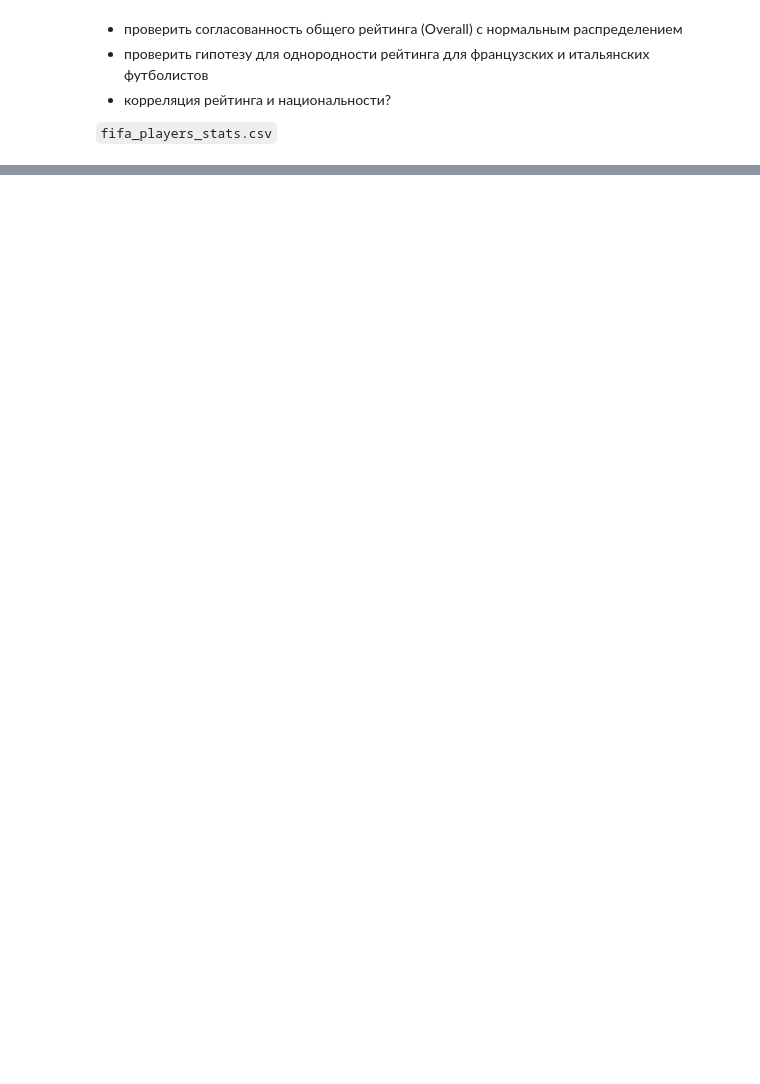
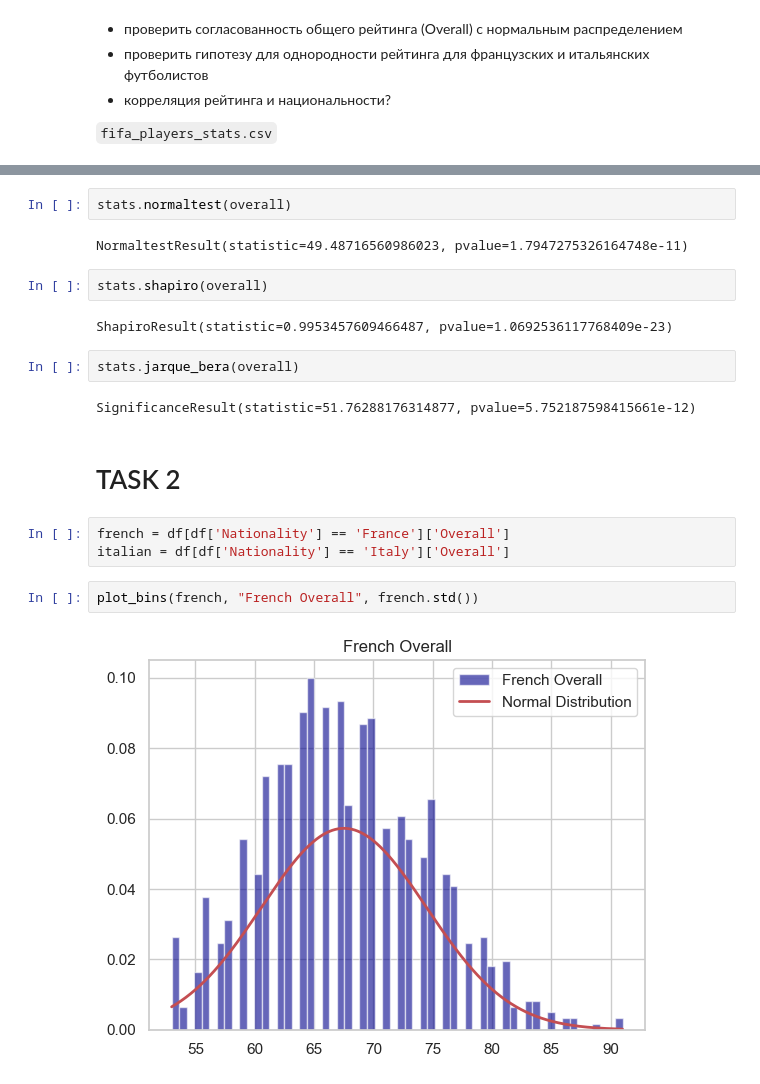
Before and after one commit to AntonSexov/statistics, a Jupyter notebook: lab_4/main.ipynb, the cells around one changed output, grey strips where cells are left out. Saved outputs shown, nothing was run; the diff lists cells and outputs as text; blank space fills up the shorter version.

```diff
--- a/lab_4/main.ipynb
+++ b/lab_4/main.ipynb
@@ -28,0 +83,21 @@ plt.show()
+# %%
+stats.normaltest(overall)
+# %% [output]
+NormaltestResult(statistic=49.48716560986023, pvalue=1.7947275326164748e-11)
+# %%
+stats.shapiro(overall)
+# %% [output]
+ShapiroResult(statistic=0.9953457609466487, pvalue=1.0692536117768409e-23)
+# %%
+stats.jarque_bera(overall)
+# %% [output]
+SignificanceResult(statistic=51.76288176314877, pvalue=5.752187598415661e-12)
+# %% [markdown]
+# TASK 2
+# %%
+french = df[df['Nationality'] == 'France']['Overall']
+italian = df[df['Nationality'] == 'Italy']['Overall']
+# %%
+plot_bins(french, "French Overall", french.std())
+# %% [output]
+[figure, added]
```
Also changed, not shown: parts of 16 cells of this notebook.
